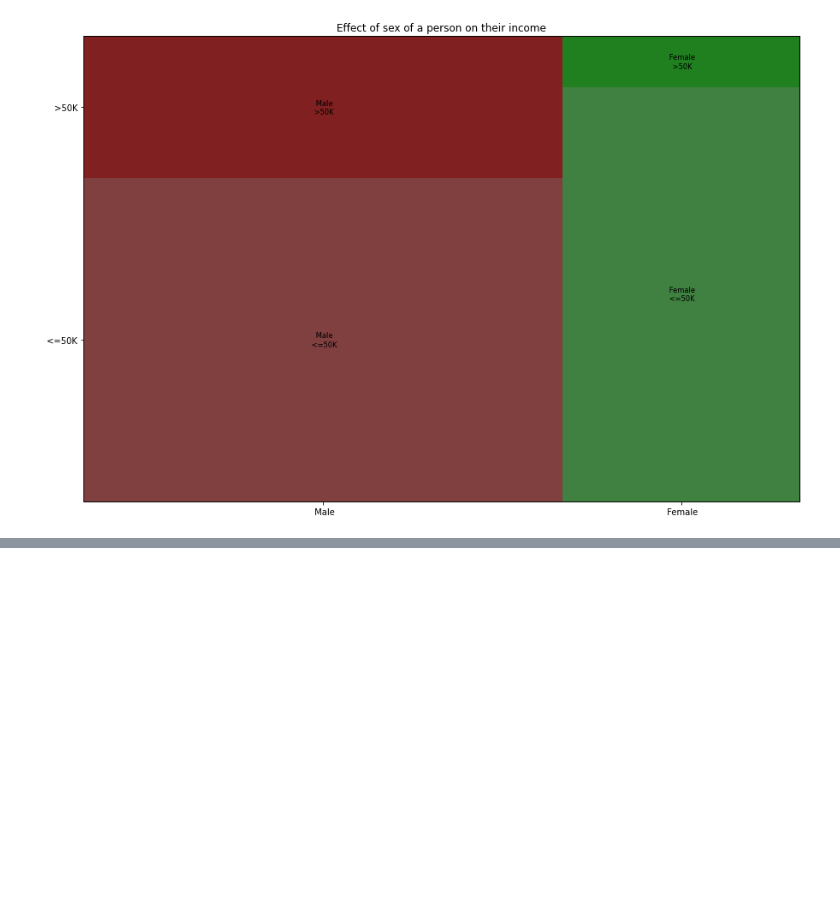
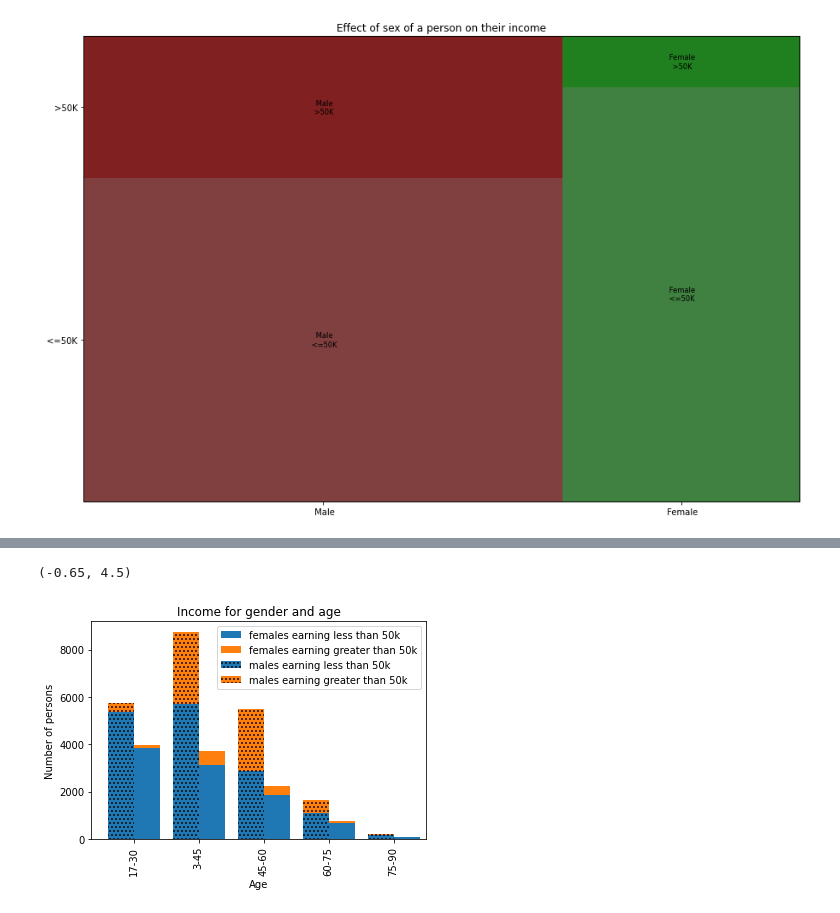
Before and after one commit to kartikpaigwar/CSE578Project, a Jupyter notebook: src/arushi.ipynb, the cells around one changed output, grey strips where cells are left out. Saved outputs shown, nothing was run; the diff lists cells and outputs as text; code cells hidden in the pictures; blank space fills up the shorter version.

```diff
--- a/src/arushi.ipynb
+++ b/src/arushi.ipynb
@@ -242,0 +102,72 @@ ax.set_xlim(right=len(female_dataframe)-0.5)
+# %%
+# age groups: 17-30, 30-45, 45-60, 60-75, 75-90
+plt.close()
+dict = {}
+
+age_values = ['17-30','30-45','45-60','60-75','75-90']
+
+for age_range in age_values:
+    dict[age_range] = {"female_less_than_50k" : 0,"female_greater_than_50k" : 0,
+                  "male_less_than_50k" : 0,"male_greater_than_50k" : 0}
+for index, data in df.iterrows():
+    key = ''
+    if data["age"] >=17 and data['age']<30:
+        key = age_values[0]
+    elif data['age'] >=30 and data['age']<45:
+        key = age_values[1]
+    elif data['age'] >=45 and data['age']<60:
+        key = age_values[2]
+    elif data['age'] >=60 and data['age']<75:
+        key = age_values[3]
+    else :
+        key = age_values[4]
+
+    if data["sex"].strip() == "Female":
+        if data["income"].strip() == '<=50K':
+            dict[key]["female_less_than_50k"]+=1
+        else:
+            dict[key]["female_greater_than_50k"]+=1
+    else:
+        if data["income"].strip() == '<=50K':
+            dict[key]["male_less_than_50k"]+=1
+        else:
+            dict[key]["male_greater_than_50k"]+=1
+
+
+female_less_than_50k = []
+female_greater_than_50k = []
+male_less_than_50k = []
+male_greater_than_50k = []
+for race in age_values:
+    female_less_than_50k.append(dict[race]["female_less_than_50k"])
+    female_greater_than_50k.append(dict[race]["female_greater_than_50k"])
+    male_less_than_50k.append(dict[race]["male_less_than_50k"])
+    male_greater_than_50k.append(dict[race]["male_greater_than_50k"])
+
+
+
+female_dataframe = pd.DataFrame({
+    "females earning less than 50k":female_less_than_50k,
+    "females earning greater than 50k":female_greater_than_50k,
+    }, index=age_values
+)
+
+male_dataframe = pd.DataFrame({
+    "males earning less than 50k":male_less_than_50k,
+    "males earning greater than 50k":male_greater_than_50k,
+    }, index=age_values
+)
+
+
+fig, ax = plt.subplots()
+plt.title("Income for gender and age")
+plt.ylabel("Number of persons")
+plt.xlabel("Age")
+female_dataframe.plot(kind="bar", stacked=True, width=0.4,
+                  ax=ax, position=0)
+male_dataframe.plot(kind="bar", stacked=True, width=0.4,
+                   ax=ax, position=1, hatch='...')
+ax.set_xlim(right=len(female_dataframe)-0.5)
+# %% [output]
+(-0.65, 4.5)
+[figure, added]
```
Also changed, not shown: parts of 4 cells of this notebook.
